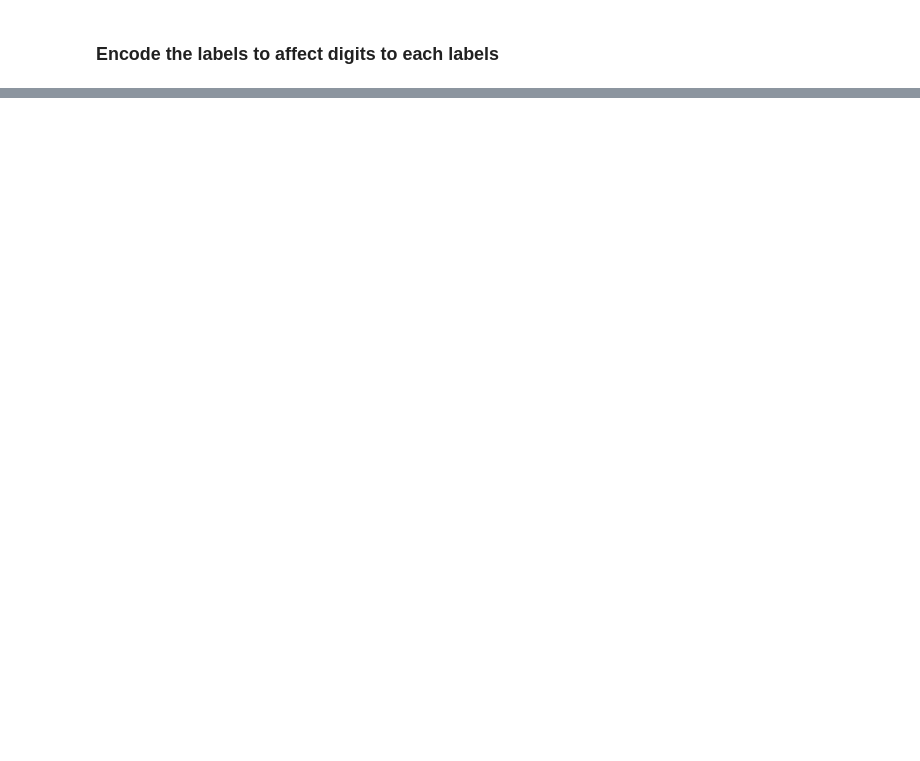
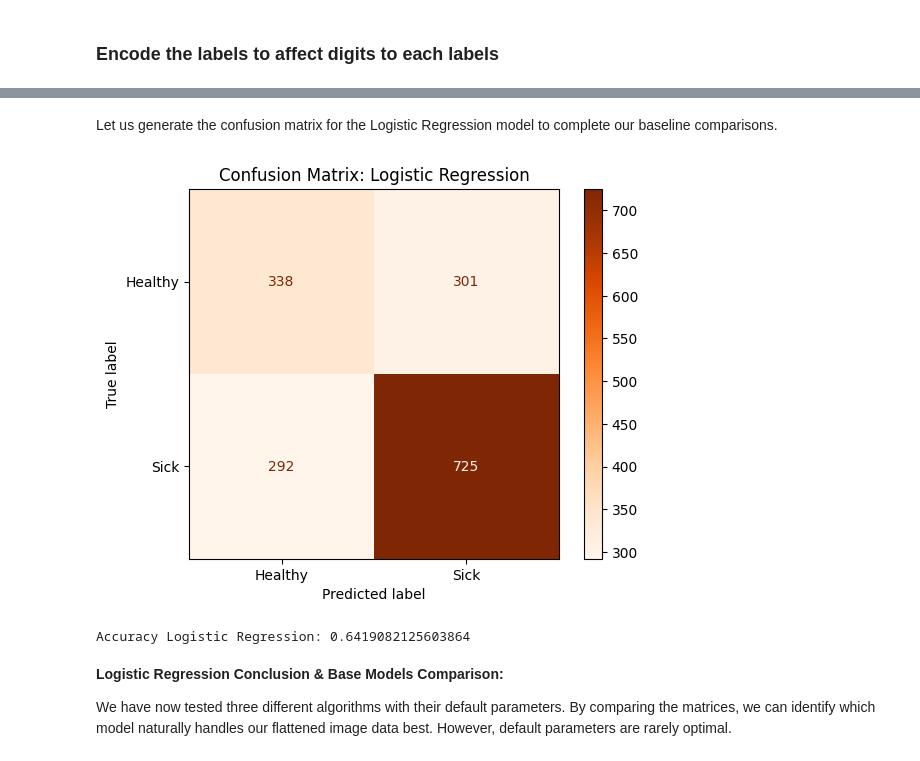
Before and after one commit to Ridwane777/medical-vision-ml, a Jupyter notebook: supervised_learning_sec/dataset_knee_osteoarthritis_prepocessing.ipynb, the cells around one changed output, grey strips where cells are left out. Cells and saved outputs as stored; diff of their text form; code cells hidden in the pictures; blank space fills up the shorter version.

Commit message:
feat(supervised): train SVM, Random Forest and Logistic Regression

```diff
--- a/supervised_learning_sec/dataset_knee_osteoarthritis_prepocessing.ipynb
+++ b/supervised_learning_sec/dataset_knee_osteoarthritis_prepocessing.ipynb
@@ -101,0 +109,9 @@ y_test: [1 1 1 ... 0 0 0]
+# %%
+X_train = X_train.astype('float32') / 255.0
+X_val = X_val.astype('float32') / 255.0
+X_test = X_test.astype('float32') / 255.0
+
+print("Data normalized! Max value:", X_train.max())
+# En faisant $X / 255.0$
+# Cela permet au modèle de faire ses calculs mathématiques beaucoup plus
+# vite et avec plus de précision.
@@ -101,0 +166,15 @@ y_test: [1 1 1 ... 0 0 0]
+# %%
+from sklearn.ensemble import RandomForestClassifier
+
+# Initialize and train the Random Forest model
+rf_model = RandomForestClassifier(random_state=42)
+print("Training Random Forest...")
+rf_model.fit(X_train, y_train)
+print("Random Forest training completed.")
+
+# Predict on the test set
+y_pred_rf = rf_model.predict(X_test)
+
+# Accuracy score
+rf_accuracy = accuracy_score(y_test, y_pred_rf)
+print(f"Accuracy Random Forest : {rf_accuracy * 100:.2f}%")
@@ -101,0 +215,13 @@ y_test: [1 1 1 ... 0 0 0]
+# %%
+from sklearn.linear_model import LogisticRegression
+
+lr_model = LogisticRegression(random_state=42, max_iter=1000)
+print("Training Logistic Regression...")
+lr_model.fit(X_train, y_train)
+print("Logistic Regression training completed.")
+
+y_pred_lr = lr_model.predict(X_test)
+
+# Accuracy score
+lr_accuracy = accuracy_score(y_test, y_pred_lr)
+print(f"Accuracy Random Forest : {lr_accuracy * 100:.2f}%")
@@ -101,0 +240,17 @@ y_test: [1 1 1 ... 0 0 0]
+# %% [markdown]
+Let us generate the confusion matrix for the Logistic Regression model to complete our baseline comparisons.
+# %%
+cm_lr = confusion_matrix(y_test, y_pred_lr)
+disp_lr = ConfusionMatrixDisplay(confusion_matrix=cm_lr, display_labels=["Healthy", "Sick"])
+disp_lr.plot(cmap='Oranges')
+plt.title("Confusion Matrix: Logistic Regression")
+plt.show()
+
+# print("Accuracy Logistic Regression:", accuracy_score(y_test, y_pred_lr))
+# %% [output]
+[figure, added]
+Accuracy Logistic Regression: 0.6419082125603864
+# %% [markdown]
+**Logistic Regression Conclusion & Base Models Comparison:**
+
+We have now tested three different algorithms with their default parameters. By comparing the matrices, we can identify which model naturally handles our flattened image data best. However, default parameters are rarely optimal.
```
Also changed, not shown: parts of 18 cells of this notebook.
